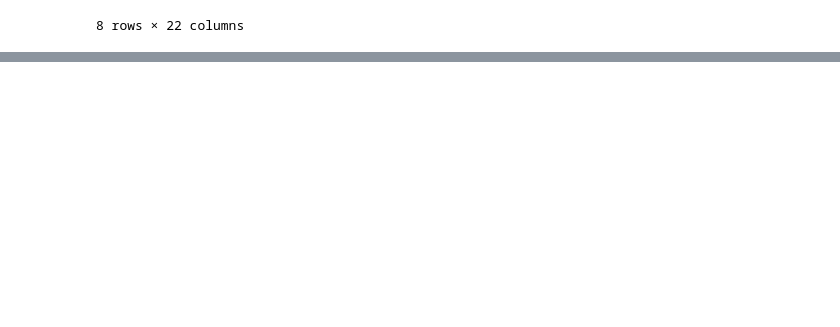
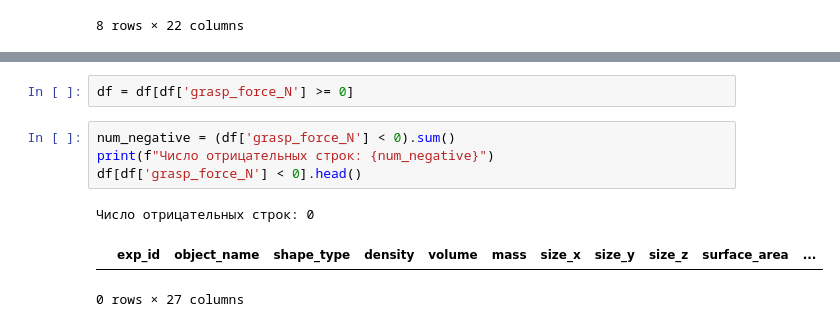
Before and after one commit to borzovB/PollinationTask, a Jupyter notebook: Project_Task_Polishing_Main_Class.ipynb, the cells around one changed output, grey strips where cells are left out. Saved outputs shown, nothing was run; the diff lists cells and outputs as text; blank space fills up the shorter version.

```diff
--- a/Project_Task_Polishing_Main_Class.ipynb
+++ b/Project_Task_Polishing_Main_Class.ipynb
@@ -106,0 +110,10 @@ df[df['grasp_force_N'] < 0].head()
+# %%
+df = df[df['grasp_force_N'] >= 0]
+# %%
+num_negative = (df['grasp_force_N'] < 0).sum()
+print(f"Число отрицательных строк: {num_negative}")
+df[df['grasp_force_N'] < 0].head()
+# %% [output]
+Число отрицательных строк: 0
+|  | exp_id | object_name | shape_type | density | volume | mass | size_x | size_y | size_z | surface_area | ... |
+0 rows × 27 columns
```
Also changed, not shown: parts of 6 cells of this notebook.
